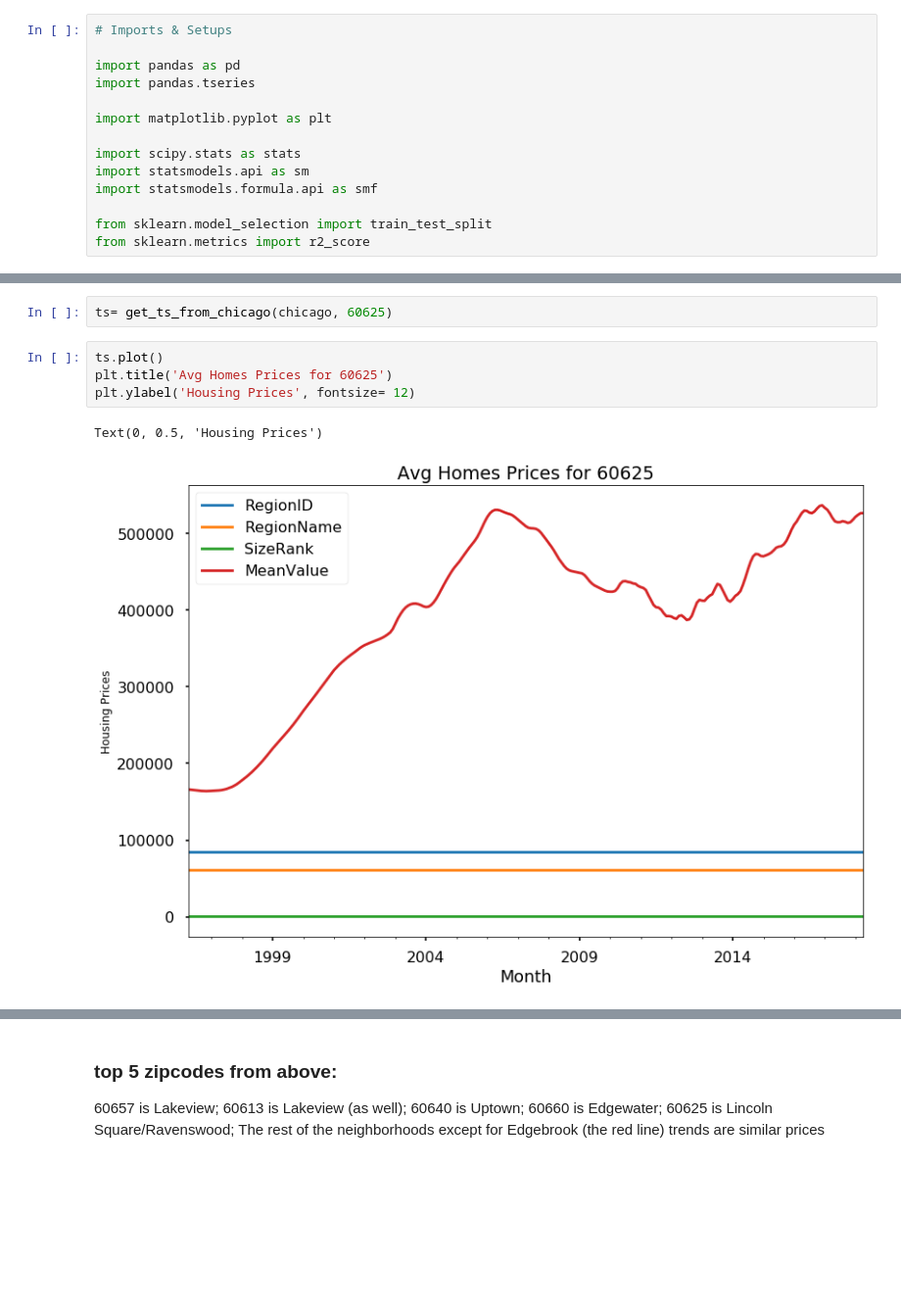
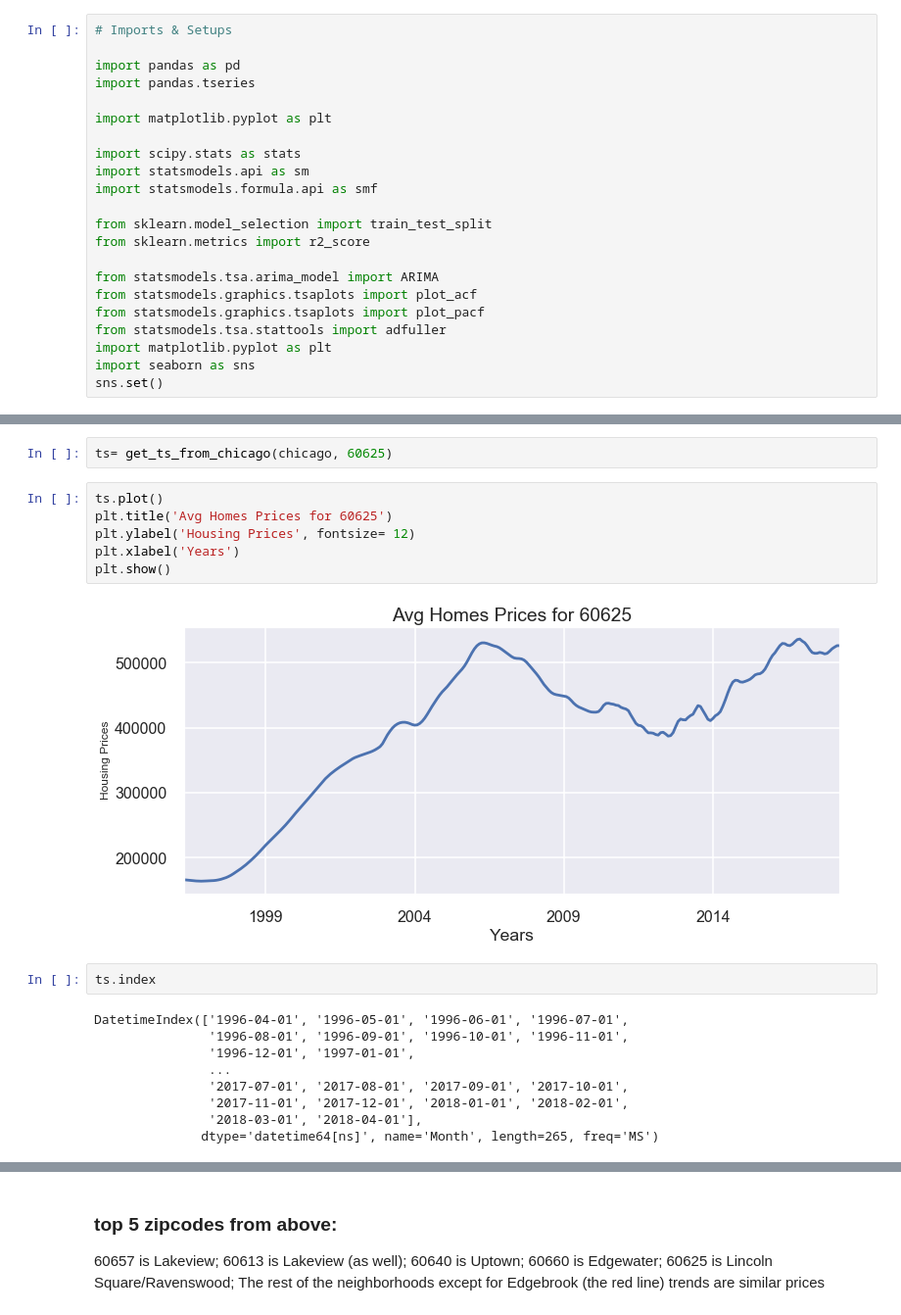
Before and after one commit to lemaster1/Time-Series-with-ARIMA-Models-Predicting-Top-5-Chicago-Zip-Codes-to-Invest, a Jupyter notebook: lemaster_mod_4.ipynb, the cells around one changed output, grey strips where cells are left out. Shown at 98% size. Saved outputs shown, nothing was run; the diff lists cells and outputs as text; blank space fills up the shorter version.

```diff
--- a/lemaster_mod_4.ipynb
+++ b/lemaster_mod_4.ipynb
@@ -48,6 +48,14 @@ import statsmodels.formula.api as smf
 
 from sklearn.model_selection import train_test_split
 from sklearn.metrics import r2_score
+
+from statsmodels.tsa.arima_model import ARIMA
+from statsmodels.graphics.tsaplots import plot_acf
+from statsmodels.graphics.tsaplots import plot_pacf
+from statsmodels.tsa.stattools import adfuller
+import matplotlib.pyplot as plt
+import seaborn as sns
+sns.set()
 # %%
 #!pip install -U fsds_100719
 from fsds_100719.imports import *
@@ -273,10 +294,22 @@ ts= get_ts_from_chicago(chicago, 60625)
 # %%
 ts.plot()
 plt.title('Avg Homes Prices for 60625')
 plt.ylabel('Housing Prices', fontsize= 12)
+plt.xlabel('Years')
+plt.show()
 # %% [output]
-Text(0, 0.5, 'Housing Prices')
-[figure, old version]
+[figure, new version]
+# %%
+ts.index
+# %% [output]
+DatetimeIndex(['1996-04-01', '1996-05-01', '1996-06-01', '1996-07-01',
+               '1996-08-01', '1996-09-01', '1996-10-01', '1996-11-01',
+               '1996-12-01', '1997-01-01',
+               ...
+               '2017-07-01', '2017-08-01', '2017-09-01', '2017-10-01',
+               '2017-11-01', '2017-12-01', '2018-01-01', '2018-02-01',
+               '2018-03-01', '2018-04-01'],
+              dtype='datetime64[ns]', name='Month', length=265, freq='MS')
 # %%
 for i in range(len(far_northside)):
     ts = chicago.groupby('RegionName').get_group(far_northside[i])
```
Also changed, not shown: parts of 68 cells of this notebook.
